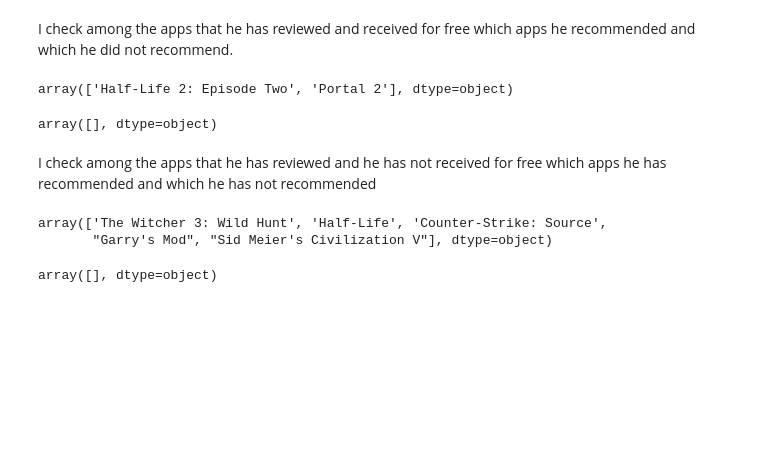
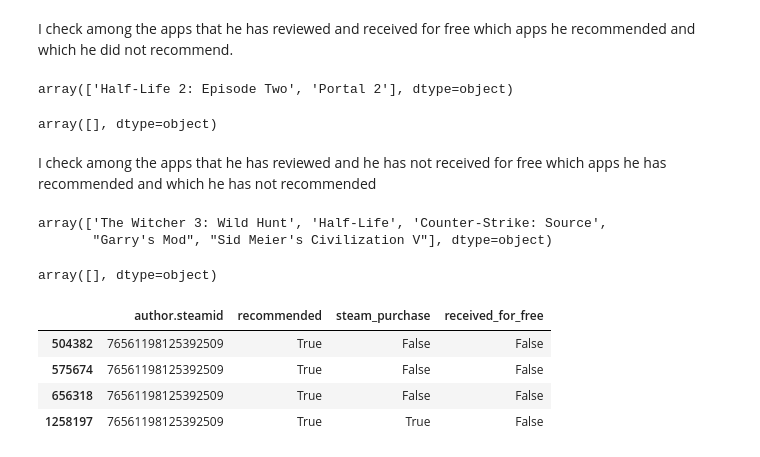
Before and after one commit to Requiem98/ADM-HW2, a Jupyter notebook: Question5.ipynb, the cells around one changed output. Saved outputs shown, nothing was run; the diff lists cells and outputs as text; code cells hidden in the pictures; blank space fills up the shorter version.

```diff
--- a/Question5.ipynb
+++ b/Question5.ipynb
@@ -160,0 +261,12 @@ array([], dtype=object)
+# %%
+h = dataset[['author.steamid', "recommended", "steam_purchase", "received_for_free"]]
+# %%
+h = h[h['author.steamid']==mostPopularReviewers(1).index[0]]
+# %%
+h
+# %% [output]
+|  | author.steamid | recommended | steam_purchase | received_for_free |
+| 504382 | 76561198125392509 | True | False | False |
+| 575674 | 76561198125392509 | True | False | False |
+| 656318 | 76561198125392509 | True | False | False |
+| 1258197 | 76561198125392509 | True | True | False |
```
Also changed, not shown: parts of 22 cells of this notebook, 3 other files.
